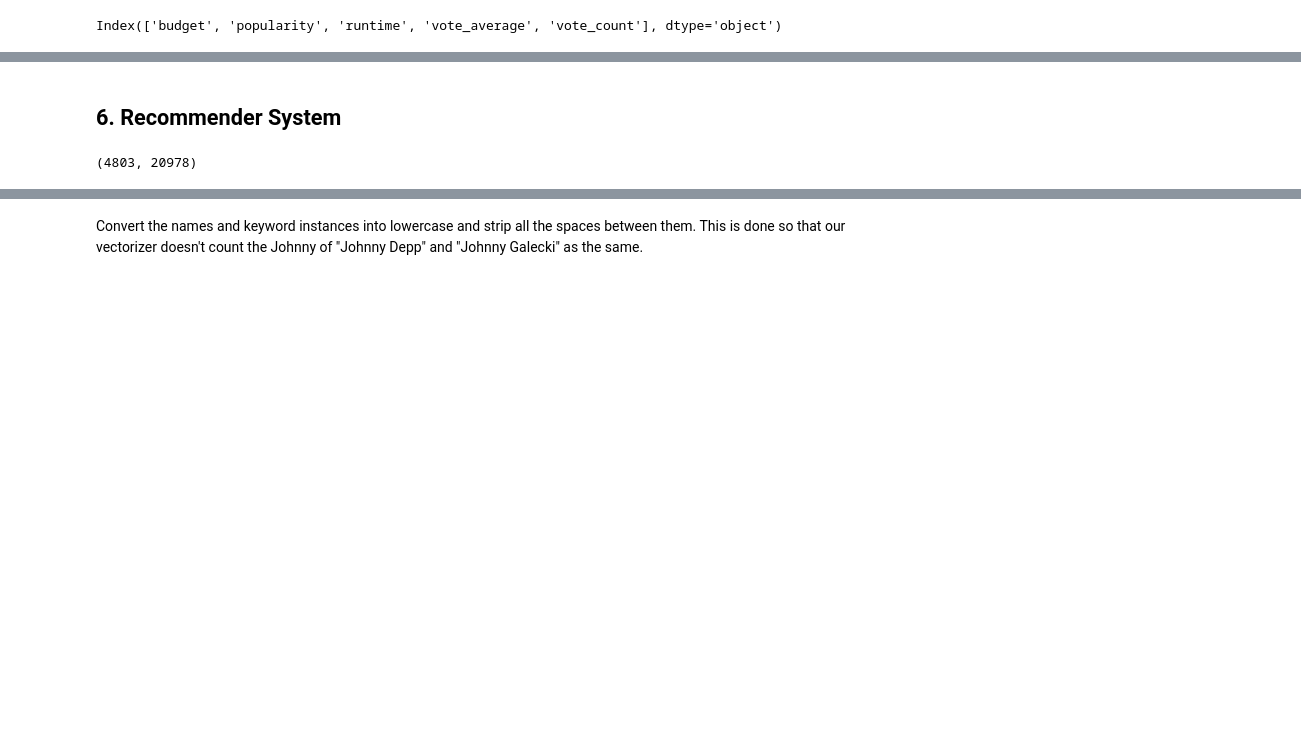
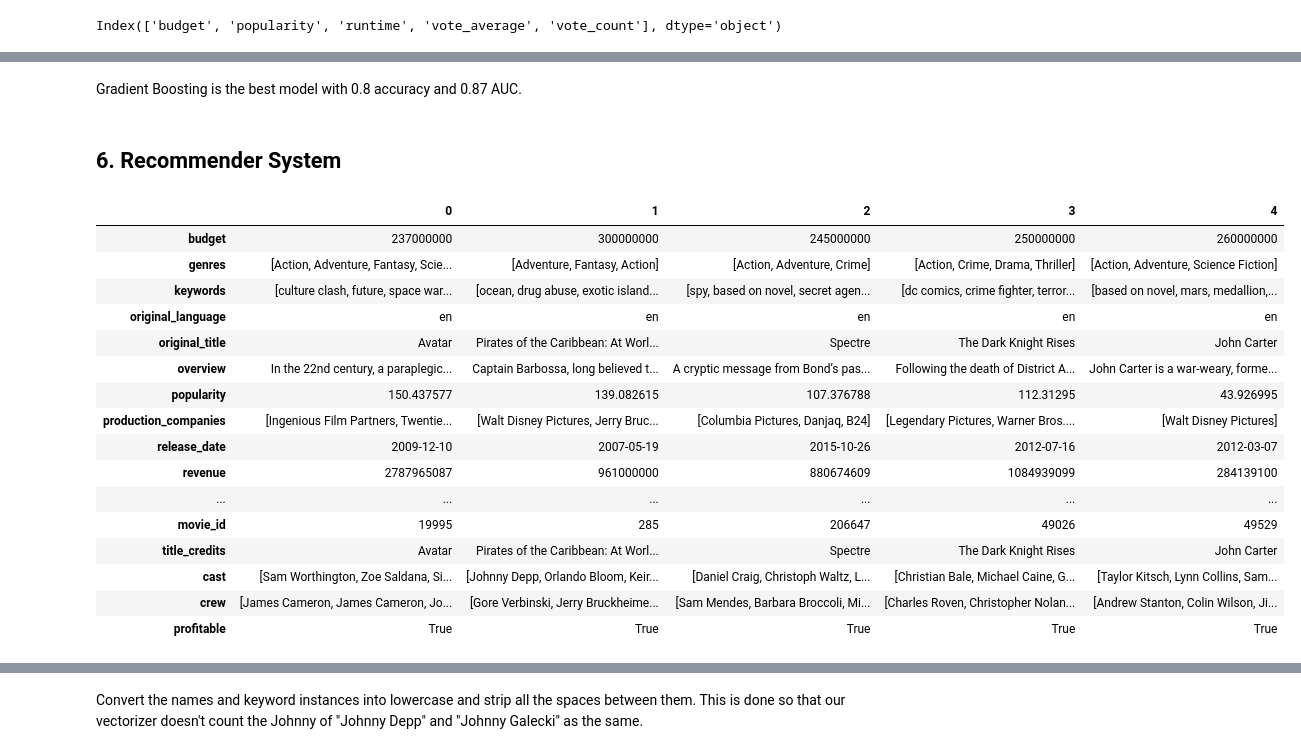
Before and after one commit to hsmmi/TMDB-5000-Movie-Dataset, a Jupyter notebook: main.ipynb, the cells around one changed output, grey strips where cells are left out. Saved outputs shown, nothing was run; the diff lists cells and outputs as text; code cells hidden in the pictures; blank space fills up the shorter version.

```diff
--- a/main.ipynb
+++ b/main.ipynb
@@ -503,19 +526,27 @@ F1 Score: 0.81
 ROC AUC Score: 0.875
 [figure]
 ... (8 outputs left out)
+# %% [markdown]
+Gradient Boosting is the best model with 0.8 accuracy and 0.87 AUC.
 # %% [markdown]
 ## 6. Recommender System
-# %%
-# Import tfidfVectorizer
-from sklearn.feature_extraction.text import TfidfVectorizer
-
-# Create a TfidfVectorizer
-tfidf = TfidfVectorizer(stop_words="english")
-
-# Fit and transform the vectorizer on the overview text
-tfidf_matrix = tfidf.fit_transform(df["overview"])
-
-# Output the shape of tfidf_matrix
-tfidf_matrix.shape
-# %% [output]
-(4803, 20978)
+# %%
+df.head().T
+# %% [output]
+|  | 0 | 1 | 2 | 3 | 4 |
+| budget | 237000000 | 300000000 | 245000000 | 250000000 | 260000000 |
+| genres | [Action, Adventure, Fantasy, Scie... | [Adventure, Fantasy, Action] | [Action, Adventure, Crime] | [Action, Crime, Drama, Thriller] | [Action, Adventure, Science Fiction] |
+| keywords | [culture clash, future, space war... | [ocean, drug abuse, exotic island... | [spy, based on novel, secret agen... | [dc comics, crime fighter, terror... | [based on novel, mars, medallion,... |
+| original_language | en | en | en | en | en |
+| original_title | Avatar | Pirates of the Caribbean: At Worl... | Spectre | The Dark Knight Rises | John Carter |
+| overview | In the 22nd century, a paraplegic... | Captain Barbossa, long believed t... | A cryptic message from Bond’s pas... | Following the death of District A... | John Carter is a war-weary, forme... |
+| popularity | 150.437577 | 139.082615 | 107.376788 | 112.31295 | 43.926995 |
+| production_companies | [Ingenious Film Partners, Twentie... | [Walt Disney Pictures, Jerry Bruc... | [Columbia Pictures, Danjaq, B24] | [Legendary Pictures, Warner Bros.... | [Walt Disney Pictures] |
+| release_date | 2009-12-10 | 2007-05-19 | 2015-10-26 | 2012-07-16 | 2012-03-07 |
+| revenue | 2787965087 | 961000000 | 880674609 | 1084939099 | 284139100 |
+| ... | ... | ... | ... | ... | ... |
+| movie_id | 19995 | 285 | 206647 | 49026 | 49529 |
+| title_credits | Avatar | Pirates of the Caribbean: At Worl... | Spectre | The Dark Knight Rises | John Carter |
+| cast | [Sam Worthington, Zoe Saldana, Si... | [Johnny Depp, Orlando Bloom, Keir... | [Daniel Craig, Christoph Waltz, L... | [Christian Bale, Michael Caine, G... | [Taylor Kitsch, Lynn Collins, Sam... |
+| crew | [James Cameron, James Cameron, Jo... | [Gore Verbinski, Jerry Bruckheime... | [Sam Mendes, Barbara Broccoli, Mi... | [Charles Roven, Christopher Nolan... | [Andrew Stanton, Colin Wilson, Ji... |
+| profitable | True | True | True | True | True |
```
Also changed, not shown: parts of 27 cells of this notebook.
